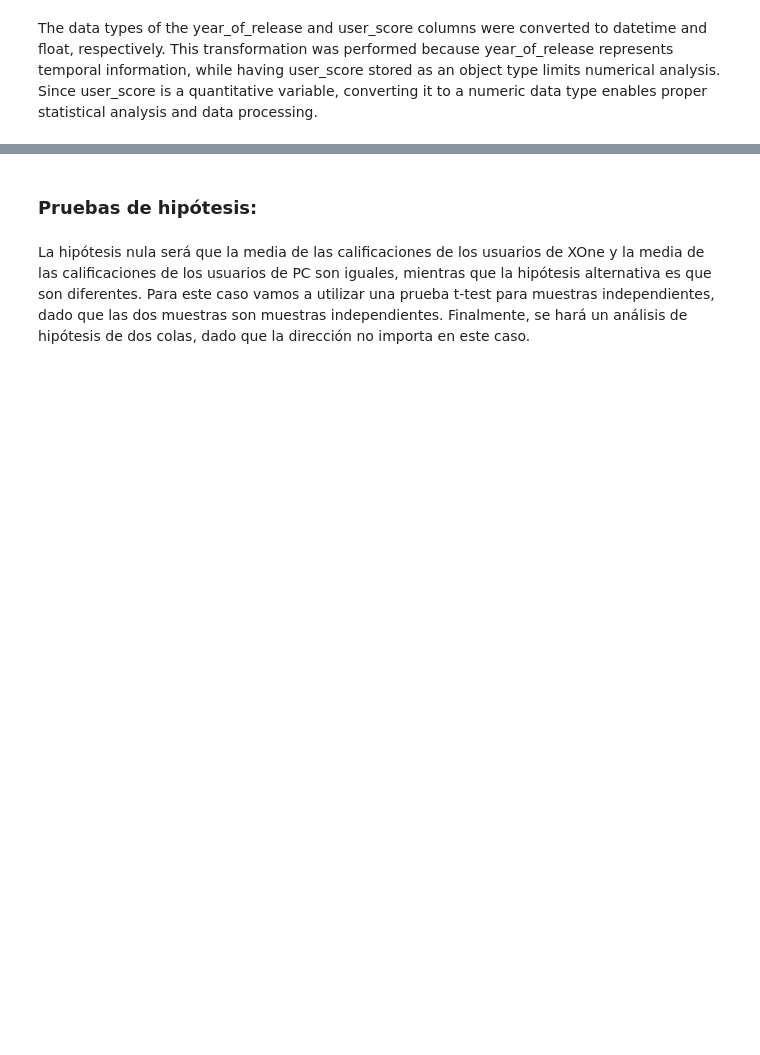
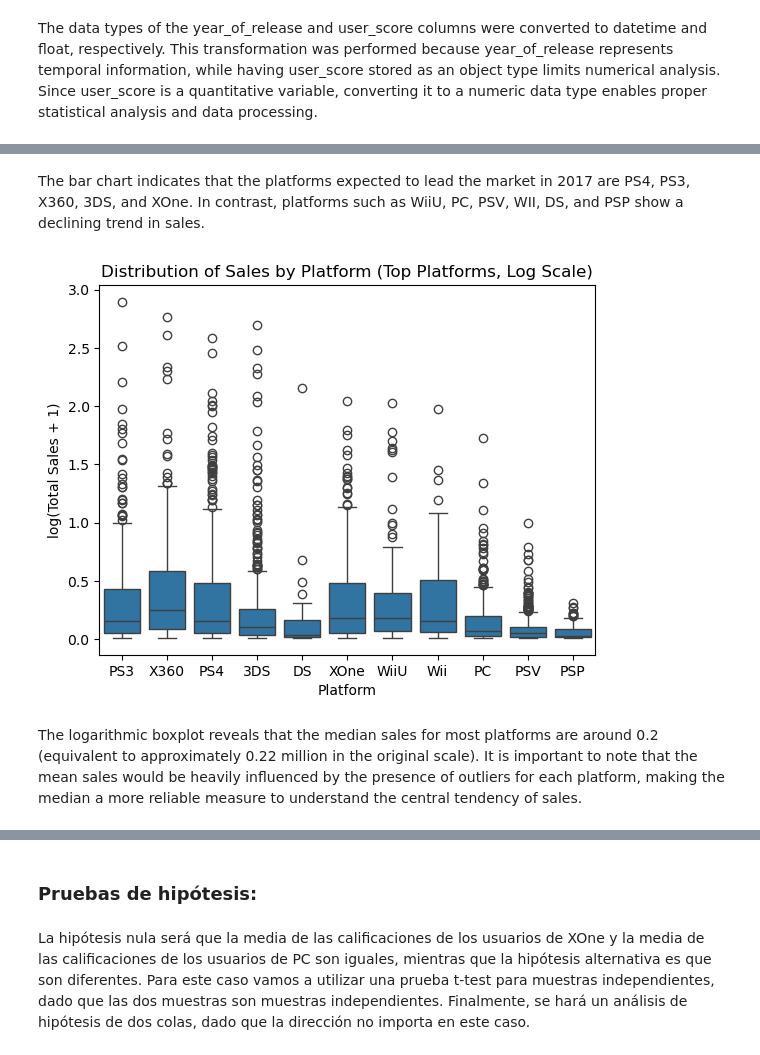
Before and after one commit to JuanPuentes25/video-game-sales-analysis, a Jupyter notebook: Videogames.ipynb, the cells around one changed output, grey strips where cells are left out. Cells and saved outputs as stored; diff of their text form; code cells hidden in the pictures; blank space fills up the shorter version.

```diff
--- a/Videogames.ipynb
+++ b/Videogames.ipynb
@@ -613,0 +228,31 @@ Como sugerencia, podrías agregar una visualización comparativa (por ejemplo, u
+# %%
+# Clean platform column
+games["platform"] = games["platform"].astype(str).str.strip()
+
+# Identify top 6 platforms by total sales
+top_platforms = (
+    games.groupby("platform")["total_sales"]
+    .sum()
+    .sort_values(ascending=False)
+    .head(6)
+)
+
+# Get list of platform names, stripped of spaces
+top_platforms_list = [str(p).strip() for p in top_platforms.index]
+print("Top platforms:", top_platforms_list)
+
+# Filter games for top platforms and valid years
+top_games = games[
+    games["platform"].isin(top_platforms_list) &
+    games["year"].notna()
+]
+
+# Aggregate total sales per year for each top platform
+sales_by_year_platform = (
+    top_games.groupby(["year", "platform"])["total_sales"]
+    .sum()
+    .reset_index()
+)
+
+print("Total sales by year for top platforms:")
+print(sales_by_year_platform)
@@ -613,0 +340,13 @@ Como sugerencia, podrías agregar una visualización comparativa (por ejemplo, u
+# %% [markdown]
+The bar chart indicates that the platforms expected to lead the market in 2017 are PS4, PS3, X360, 3DS, and XOne. In contrast, platforms such as WiiU, PC, PSV, WII, DS, and PSP show a declining trend in sales.
+# %%
+# a logarithmic scale (np.log1p) is applied to better visualize highly skewed sales data
+sns.boxplot(data=relevant_years, x="platform", y=np.log1p(relevant_years["total_sales"]))
+plt.ylabel("log(Total Sales + 1)")
+plt.title("Distribution of Sales by Platform (Top Platforms, Log Scale)")
+plt.xlabel("Platform")
+plt.show()
+# %% [output]
+[figure, added]
+# %% [markdown]
+The logarithmic boxplot reveals that the median sales for most platforms are around 0.2 (equivalent to approximately 0.22 million in the original scale). It is important to note that the mean sales would be heavily influenced by the presence of outliers for each platform, making the median a more reliable measure to understand the central tendency of sales.
```
Also changed, not shown: parts of 103 cells of this notebook.
